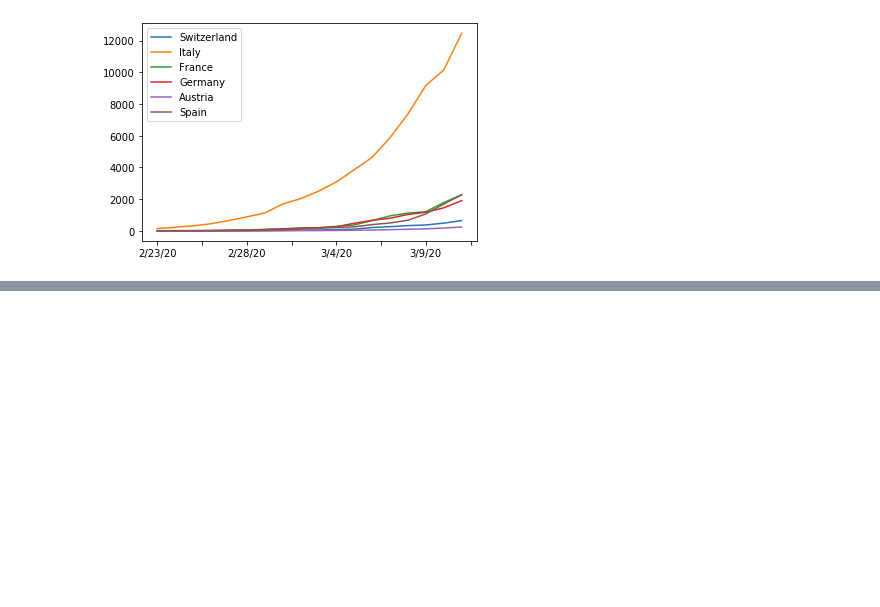
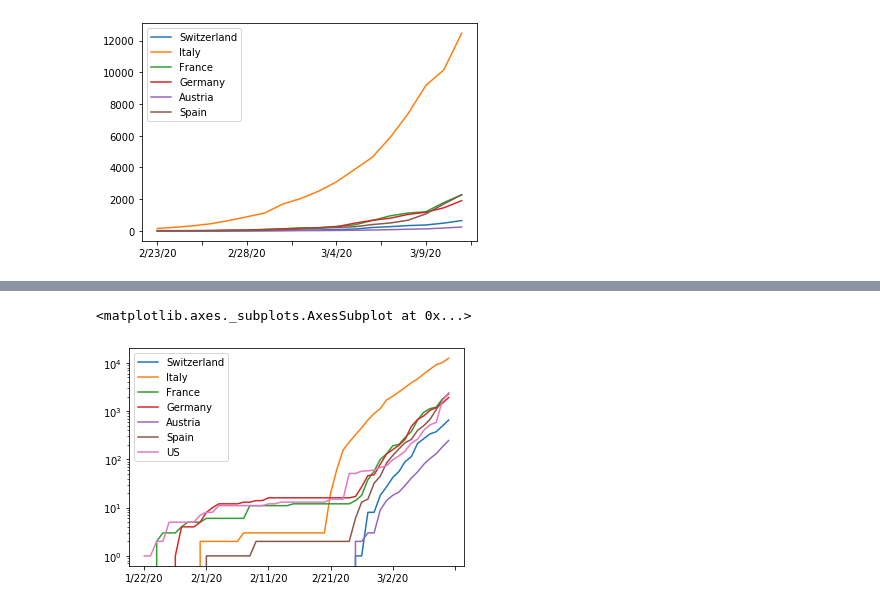
Before and after one commit to jpmieville/COVID-19_data_analyis, a Jupyter notebook: covid19_data_analysis.ipynb, the cells around one changed output, grey strips where cells are left out. Cells and saved outputs as stored; diff of their text form; code cells hidden in the pictures; blank space fills up the shorter version.

```diff
--- a/covid19_data_analysis.ipynb
+++ b/covid19_data_analysis.ipynb
@@ -62,0 +93,5 @@ df2[32:].plot()
+# %%
+df3.plot(logy=True)
+# %% [output]
+<matplotlib.axes._subplots.AxesSubplot at 0x...>
+[figure, added]
```
Also changed, not shown: parts of 19 cells of this notebook.
